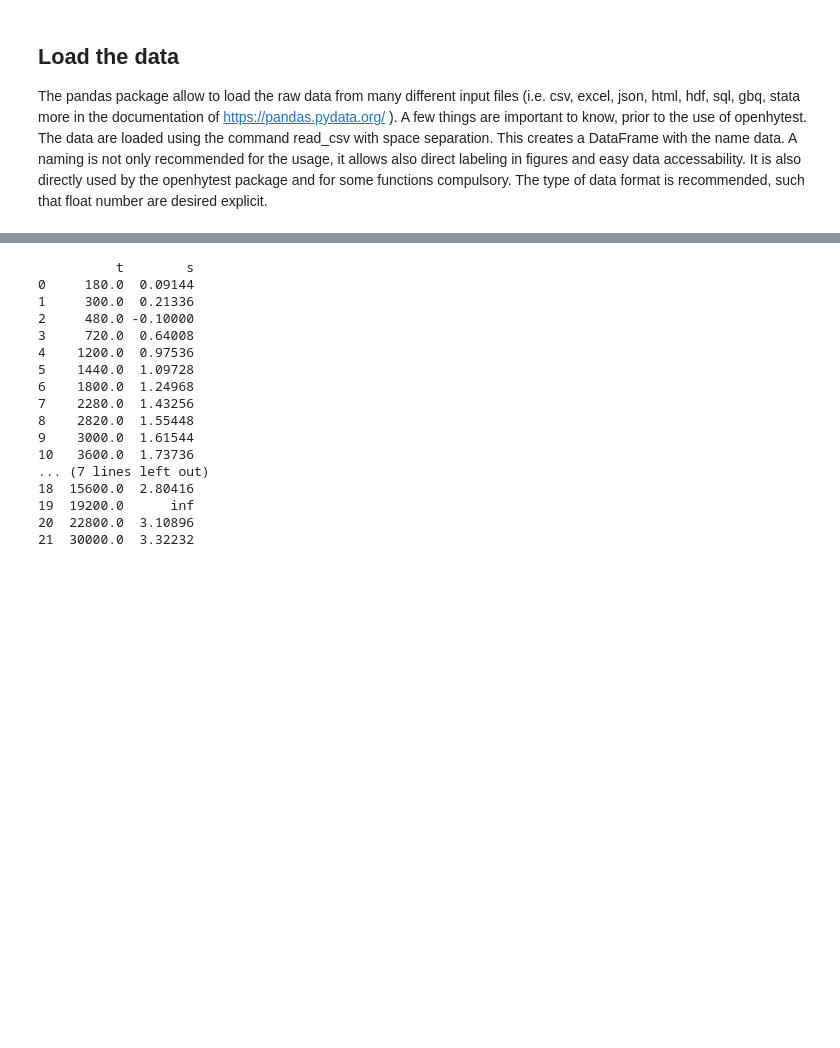
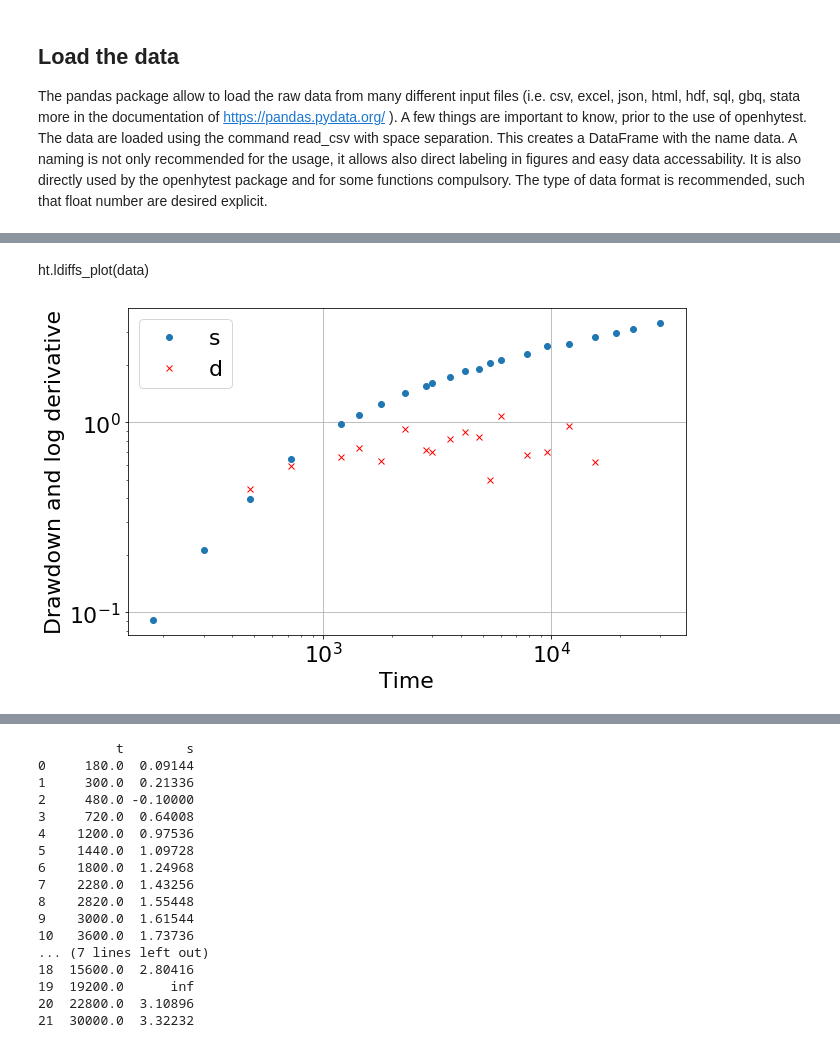
Before and after one commit to UniNE-CHYN/openhytest, a Jupyter notebook: notebooks/Demo_preprocessing.ipynb, the cells around one changed output, grey strips where cells are left out. Cells and saved outputs as stored; diff of their text form; code cells hidden in the pictures; blank space fills up the shorter version.

```diff
--- a/notebooks/Demo_preprocessing.ipynb
+++ b/notebooks/Demo_preprocessing.ipynb
@@ -50,0 +65,6 @@ ht.diagnostic(data)
+# %% [markdown]
+ht.ldiffs_plot(data)
+# %%
+test.ldiffb_plot()
+# %% [output]
+[figure, added]
```
Also changed, not shown: parts of 24 cells of this notebook, 4 other files.
